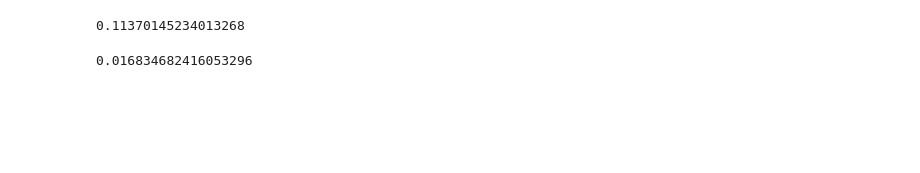
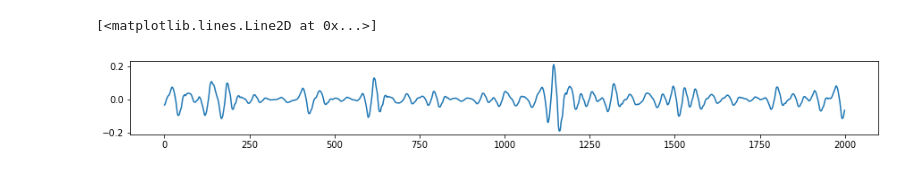
Before and after one commit to saralocatelli94/TesiMagistrale, a Jupyter notebook: SleepApnea_ECG/EDR_analysis.ipynb, the cells around one changed output. Drawn from its saved outputs; the diff is of its cells as text; code cells hidden in the pictures; blank space fills up the shorter version.

```diff
--- a/SleepApnea_ECG/EDR_analysis.ipynb
+++ b/SleepApnea_ECG/EDR_analysis.ipynb
@@ -127,8 +187,6 @@ axarr[7].plot(edr)
-# %%
-statistics.variance(D3[10000*4:152000*4])
-# %% [output]
-0.11370145234013268
-# %%
-statistics.variance(D3[20000*4:210000*4])
-# %% [output]
-0.016834682416053296
+# %%
+plt.figure(figsize=(15,1.5))
+plt.plot(D5[1000*2:2000*2])
+# %% [output]
+[<matplotlib.lines.Line2D at 0x...>]
+[figure, added]
```
Also changed, not shown: parts of 31 cells of this notebook, 1 other file.
